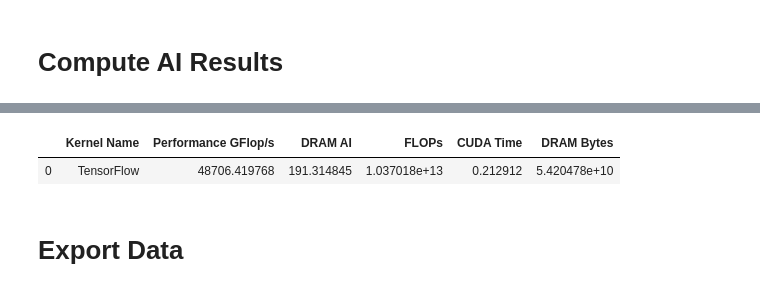
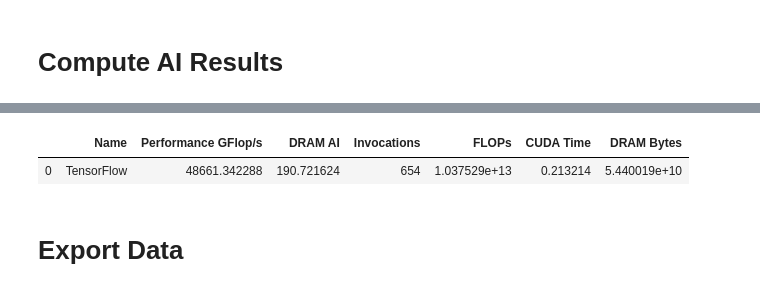
Before and after one commit to PointKernel/climate-seg-benchmark, a Jupyter notebook: analysis/process_nsight.ipynb, the cells around one changed output, grey strips where cells are left out. Cells and saved outputs as stored; diff of their text form; code cells hidden in the pictures.

```diff
--- a/analysis/process_nsight.ipynb
+++ b/analysis/process_nsight.ipynb
@@ -8,8 +8,8 @@ import re
 import shutil
 # %%
 #input and output dirs
-datadirs = ["../run_scripts"]
-outputdir = "../results"
+datadirs = ["../data/tf_fp32_amp_fw"]
+outputdir = "../results/tf_fp32_amp_fw"
 # %% [markdown]
 # Functions
 # %%
@@ -327,7 +327,7 @@ for fin in recorddf["file"]:
     unique_metrics = set([x.replace(".sum","").replace("_write","").replace("_read","").replace("_ld","").replace("_st","") for x in unique_metrics])
     #add the metric type
     metricdf["Metric Type"] = "total"
-    metricdf["Calls"] = 1
+    metricdf["Invocations"] = 1
     #read
     metricdf.loc[ metricdf[ "Metric Name" ].str.contains("_read"), "Metric Type" ] = "read"
     metricdf.loc[ metricdf[ "Metric Name" ].str.contains("_ld"), "Metric Type" ] = "read"
@@ -340,7 +340,7 @@ for fin in recorddf["file"]:
     for metric in unique_metrics:
         metricdf.loc[ metricdf[ "Metric Name"].str.startswith(metric), "Metric Name" ] = metric
     #cleanups
-    tmpdf = metricdf[["Kernel Name", "Calls", "Metric Name", "Metric Type", "Metric Value"]]
+    tmpdf = metricdf[["Kernel Name", "Invocations", "Metric Name", "Metric Type", "Metric Value"]].rename(columns={"Kernel Name": 'Name'})
     #print(tmpdf)
 
     #compute the profile
@@ -436,26 +436,28 @@ Total invocations: 655
 # %%
 #sum over all kernels
 
 #copy profiledf
 combineddf = profiledf.copy()
 
+totalCalls = profiledf['Invocations'].sum()
 totalFLOPs = profiledf['FLOPs'].sum()
 totalTime  = profiledf['CUDA Time'].sum()
 totalBytes = profiledf['DRAM Bytes'].sum()
 
 finalPerf  = totalFLOPs / (totalTime*10**9)
 finalAI    = totalFLOPs / totalBytes
 
-df = {'Kernel Name': ['TensorFlow'], 'Performance GFlop/s': [finalPerf], 'DRAM AI': [finalAI]}
+df = {'Name': ['TensorFlow'], 'Performance GFlop/s': [finalPerf], 'DRAM AI': [finalAI]}
 combineddf = pd.DataFrame(data=df)
+combineddf['Invocations'] = totalCalls
 combineddf['FLOPs'] = totalFLOPs
 combineddf['CUDA Time'] = totalTime
 combineddf['DRAM Bytes'] = totalBytes
 
 display(combineddf)
 # %% [output]
-|  | Kernel Name | Performance GFlop/s | DRAM AI | FLOPs | CUDA Time | DRAM Bytes |
-| 0 | TensorFlow | 48706.419768 | 191.314845 | 1.037018e+13 | 0.212912 | 5.420478e+10 |
+|  | Name | Performance GFlop/s | DRAM AI | Invocations | FLOPs | CUDA Time | DRAM Bytes |
+| 0 | TensorFlow | 48661.342288 | 190.721624 | 654 | 1.037529e+13 | 0.213214 | 5.440019e+10 |
 # %% [markdown]
 # Export Data
 # %%
```
Also changed, not shown: parts of 6 cells of this notebook, 4 other files.
